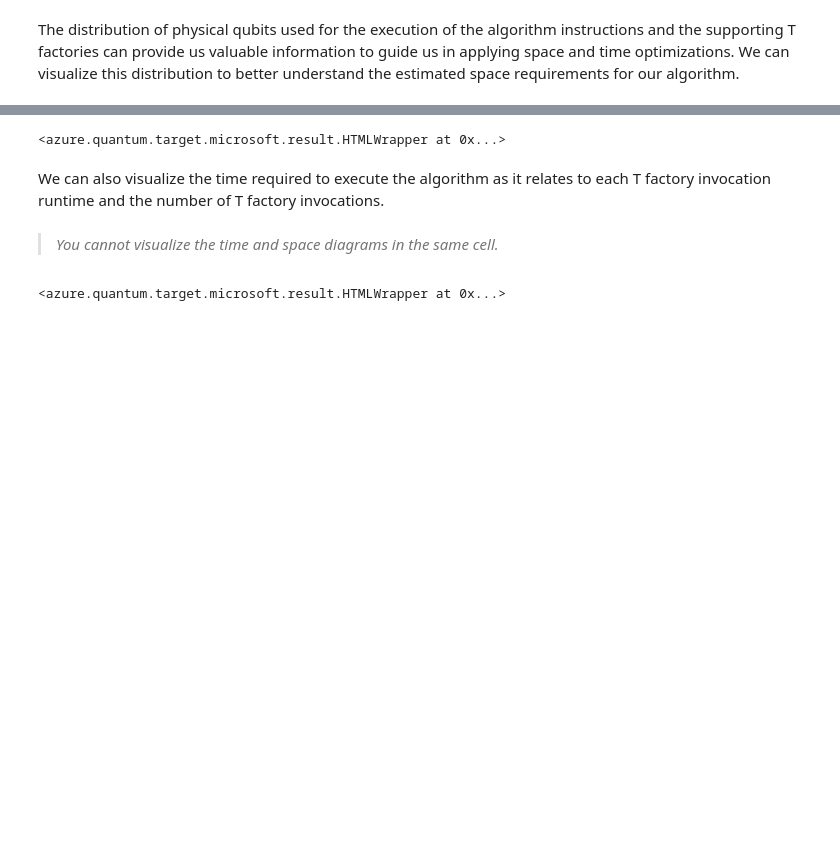
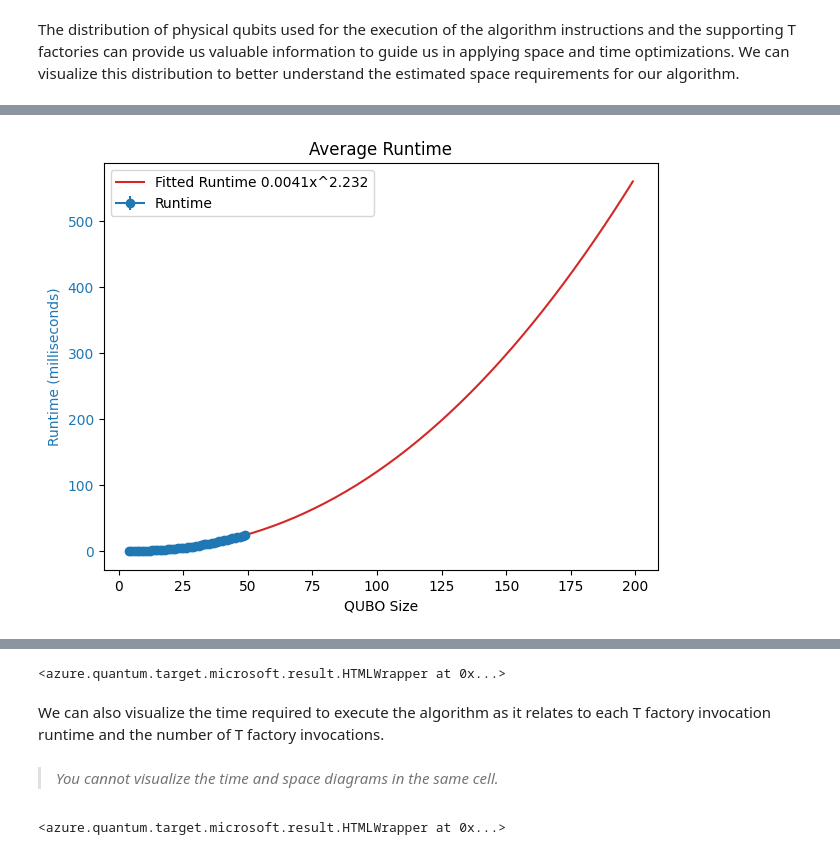
Before and after one commit to unitaryfund/aquapointer, a Jupyter notebook: notebooks/estimation-qiskit.ipynb, the cells around one changed output, grey strips where cells are left out. Saved outputs shown, nothing was run; the diff lists cells and outputs as text; code cells hidden in the pictures; blank space fills up the shorter version.

```diff
--- a/notebooks/estimation-qiskit.ipynb
+++ b/notebooks/estimation-qiskit.ipynb
@@ -140,0 +338,32 @@ The distribution of physical qubits used for the execution of the algorithm inst
+# %%
+from scipy.optimize import curve_fit
+def polynomial_model(x, a, b):
+    return a * np.power(x, b)
+
+
+# Fit the mean runtimes to the polynomial model
+popt, pcov = curve_fit(polynomial_model, list(sizes), mean_runtimes)
+a, b = popt
+
+# Generate fitted data for the polynomial model
+sizes_fit = list(range(4, 200))
+fitted_runtimes = polynomial_model(np.array(sizes_fit), a, b)
+
+# Plotting the data
+fig, ax1 = plt.subplots()
+
+color = 'tab:blue'
+ax1.set_xlabel('QUBO Size')
+ax1.set_ylabel('Runtime (milliseconds)', color=color)
+ax1.errorbar(sizes, mean_runtimes, yerr=std_runtimes, fmt='-o', color=color, label='Runtime')
+ax1.plot(sizes_fit, fitted_runtimes, color='tab:red', label=f'Fitted Runtime {round(a,4)}x^{round(b,4)}')
+ax1.tick_params(axis='y', labelcolor=color)
+
+# ax1.set_yscale('log')
+plt.legend()
+
+fig.tight_layout()
+plt.title('Average Runtime')
+plt.show()
+# %% [output]
+[figure, added]
```
Also changed, not shown: parts of 20 cells of this notebook.
